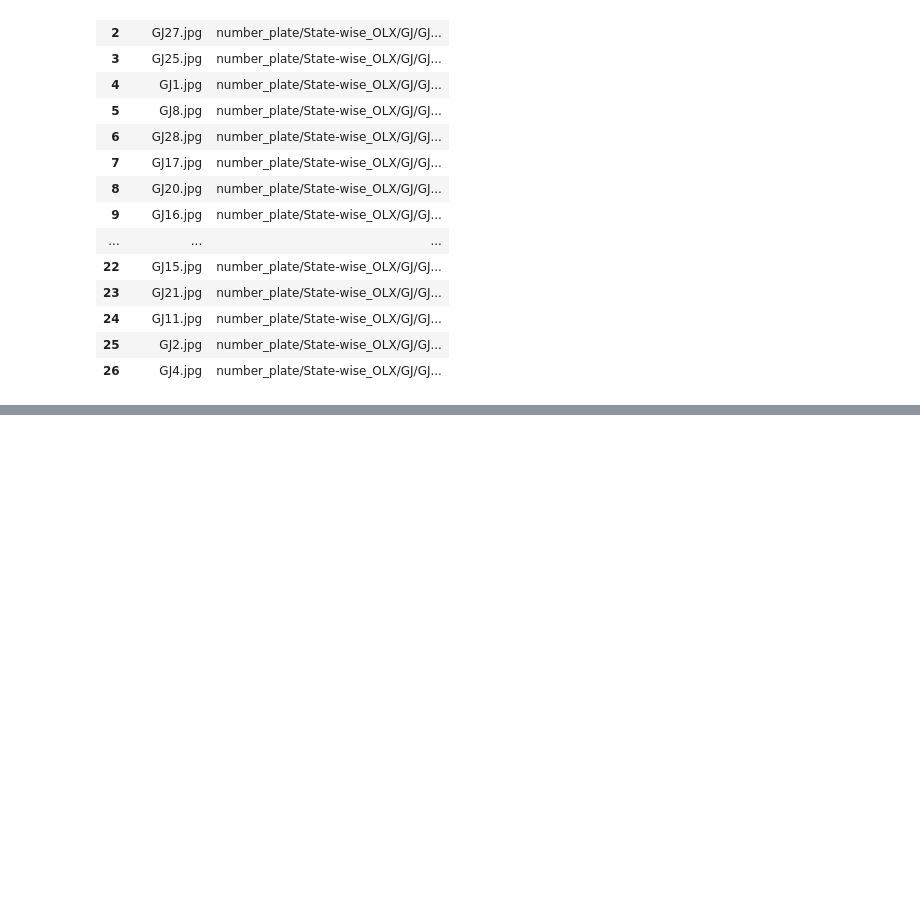
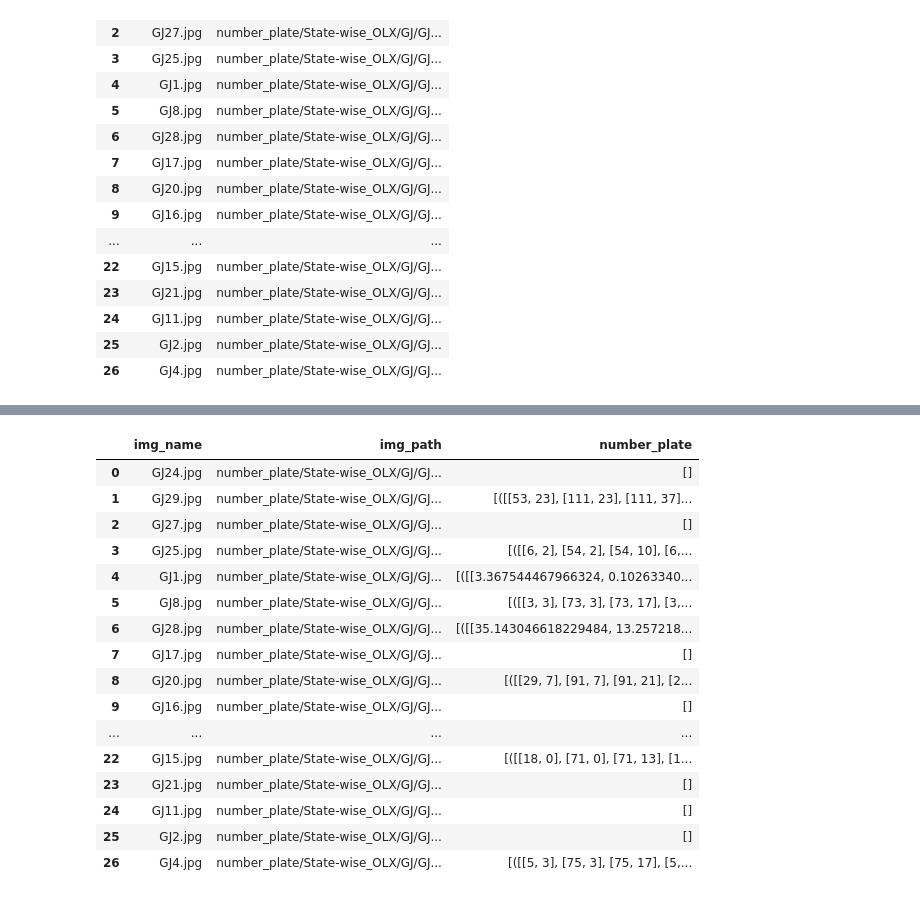
Before and after one commit to Rushi0535/ANPR, a Jupyter notebook: anpr.ipynb, the cells around one changed output, grey strips where cells are left out. Drawn from its saved outputs; the diff is of its cells as text; code cells hidden in the pictures; blank space fills up the shorter version.

Commit message:
Making number plate Dataset

```diff
--- a/anpr.ipynb
+++ b/anpr.ipynb
@@ -98,0 +112,21 @@ ws
+# %%
+imgs_df['number_plate'] = imgs_df['img_path'].apply(lambda x: get_text_easyocr(get_plate(cv.imread(x))))
+imgs_df
+# %% [output]
+|  | img_name | img_path | number_plate |
+| 0 | GJ24.jpg | number_plate/State-wise_OLX/GJ/GJ... | [] |
+| 1 | GJ29.jpg | number_plate/State-wise_OLX/GJ/GJ... | [([[53, 23], [111, 23], [111, 37]... |
+| 2 | GJ27.jpg | number_plate/State-wise_OLX/GJ/GJ... | [] |
+| 3 | GJ25.jpg | number_plate/State-wise_OLX/GJ/GJ... | [([[6, 2], [54, 2], [54, 10], [6,... |
+| 4 | GJ1.jpg | number_plate/State-wise_OLX/GJ/GJ... | [([[3.367544467966324, 0.10263340... |
+| 5 | GJ8.jpg | number_plate/State-wise_OLX/GJ/GJ... | [([[3, 3], [73, 3], [73, 17], [3,... |
+| 6 | GJ28.jpg | number_plate/State-wise_OLX/GJ/GJ... | [([[35.143046618229484, 13.257218... |
+| 7 | GJ17.jpg | number_plate/State-wise_OLX/GJ/GJ... | [] |
+| 8 | GJ20.jpg | number_plate/State-wise_OLX/GJ/GJ... | [([[29, 7], [91, 7], [91, 21], [2... |
+| 9 | GJ16.jpg | number_plate/State-wise_OLX/GJ/GJ... | [] |
+| ... | ... | ... | ... |
+| 22 | GJ15.jpg | number_plate/State-wise_OLX/GJ/GJ... | [([[18, 0], [71, 0], [71, 13], [1... |
+| 23 | GJ21.jpg | number_plate/State-wise_OLX/GJ/GJ... | [] |
+| 24 | GJ11.jpg | number_plate/State-wise_OLX/GJ/GJ... | [] |
+| 25 | GJ2.jpg | number_plate/State-wise_OLX/GJ/GJ... | [] |
+| 26 | GJ4.jpg | number_plate/State-wise_OLX/GJ/GJ... | [([[5, 3], [75, 3], [75, 17], [5,... |
```
Also changed, not shown: parts of 2 cells of this notebook.
